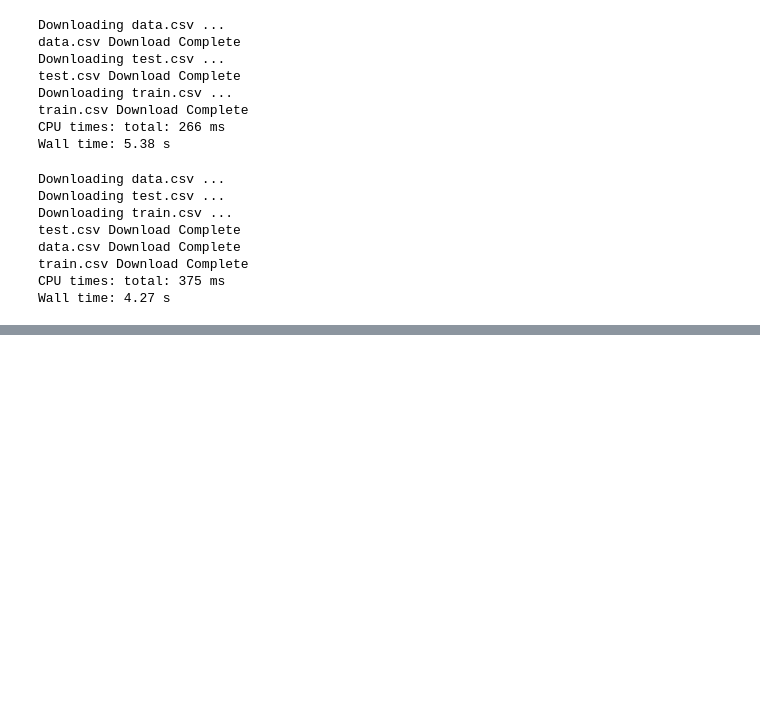
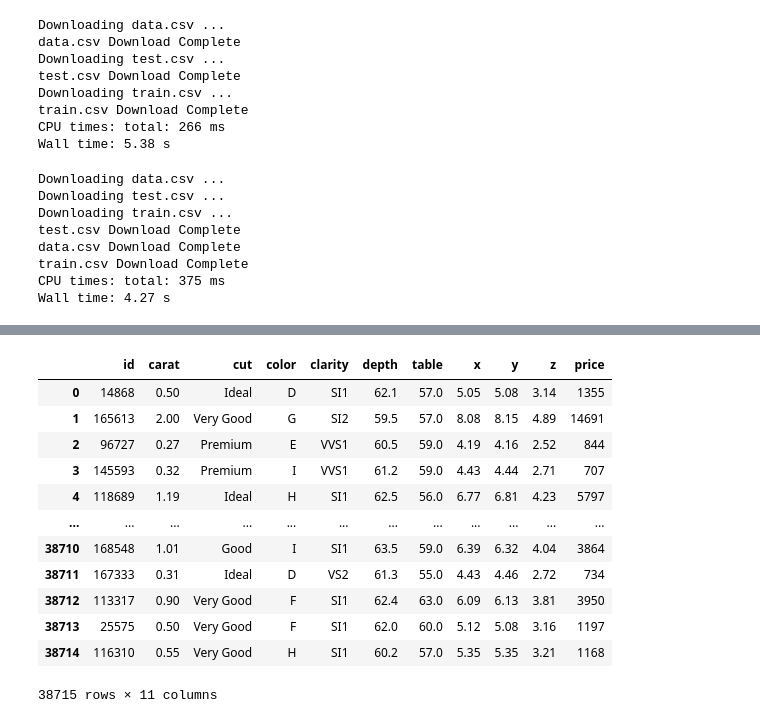
Before and after one commit to Tejal221293/Adv-Python-9-11-am-week, a Jupyter notebook: Multithreading/Mulithreading.ipynb, the cells around one changed output, grey strips where cells are left out. Drawn from its saved outputs; the diff is of its cells as text; code cells hidden in the pictures; blank space fills up the shorter version.

```diff
--- a/Multithreading/Mulithreading.ipynb
+++ b/Multithreading/Mulithreading.ipynb
@@ -265,0 +305,16 @@ Wall time: 4.27 s
+# %%
+dfs[2]
+# %% [output]
+|  | id | carat | cut | color | clarity | depth | table | x | y | z | price |
+| 0 | 14868 | 0.50 | Ideal | D | SI1 | 62.1 | 57.0 | 5.05 | 5.08 | 3.14 | 1355 |
+| 1 | 165613 | 2.00 | Very Good | G | SI2 | 59.5 | 57.0 | 8.08 | 8.15 | 4.89 | 14691 |
+| 2 | 96727 | 0.27 | Premium | E | VVS1 | 60.5 | 59.0 | 4.19 | 4.16 | 2.52 | 844 |
+| 3 | 145593 | 0.32 | Premium | I | VVS1 | 61.2 | 59.0 | 4.43 | 4.44 | 2.71 | 707 |
+| 4 | 118689 | 1.19 | Ideal | H | SI1 | 62.5 | 56.0 | 6.77 | 6.81 | 4.23 | 5797 |
+| ... | ... | ... | ... | ... | ... | ... | ... | ... | ... | ... | ... |
+| 38710 | 168548 | 1.01 | Good | I | SI1 | 63.5 | 59.0 | 6.39 | 6.32 | 4.04 | 3864 |
+| 38711 | 167333 | 0.31 | Ideal | D | VS2 | 61.3 | 55.0 | 4.43 | 4.46 | 2.72 | 734 |
+| 38712 | 113317 | 0.90 | Very Good | F | SI1 | 62.4 | 63.0 | 6.09 | 6.13 | 3.81 | 3950 |
+| 38713 | 25575 | 0.50 | Very Good | F | SI1 | 62.0 | 60.0 | 5.12 | 5.08 | 3.16 | 1197 |
+| 38714 | 116310 | 0.55 | Very Good | H | SI1 | 60.2 | 57.0 | 5.35 | 5.35 | 3.21 | 1168 |
+38715 rows × 11 columns
```
Also changed, not shown: parts of 4 cells of this notebook.
